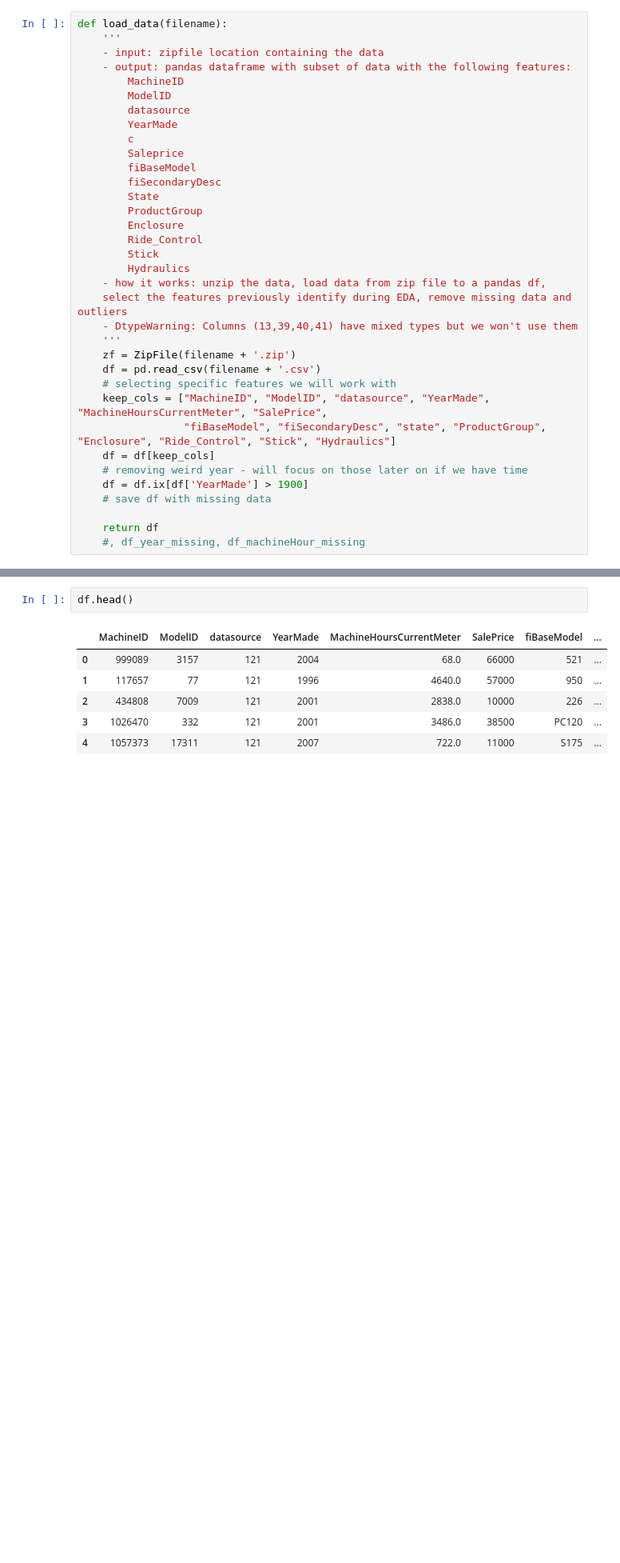
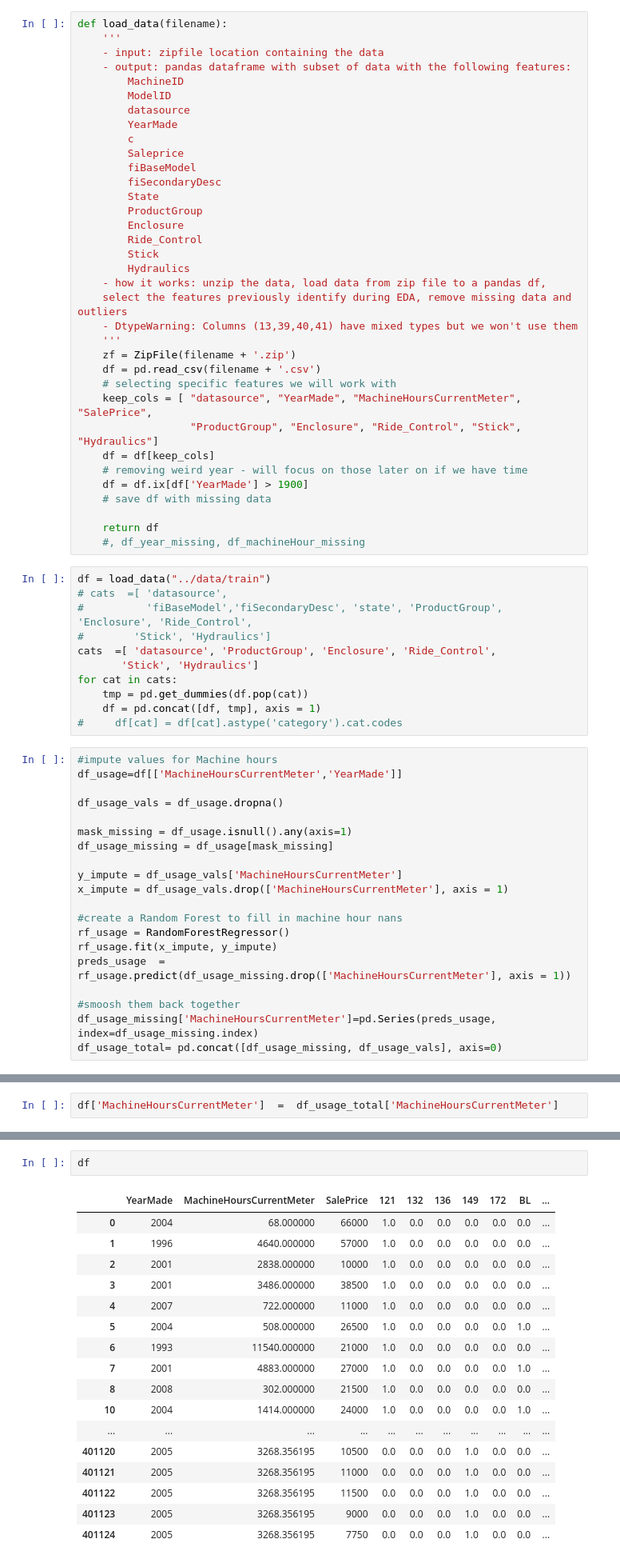
Before and after one commit to aflaisler/case_study_w4d5, a Jupyter notebook: src/EDA.ipynb, the cells around one changed output, grey strips where cells are left out. Shown: that part at 80% size. Saved outputs shown, nothing was run; the diff lists cells and outputs as text; blank space fills up the shorter version.

Commit message:
Update EDA notebook for modeling by the time of presentatoin

```diff
--- a/src/EDA.ipynb
+++ b/src/EDA.ipynb
@@ -109,8 +123,8 @@ def load_data(filename):
     zf = ZipFile(filename + '.zip')
     df = pd.read_csv(filename + '.csv')
     # selecting specific features we will work with
-    keep_cols = ["MachineID", "ModelID", "datasource", "YearMade", "MachineHoursCurrentMeter", "SalePrice",
-                 "fiBaseModel", "fiSecondaryDesc", "state", "ProductGroup", "Enclosure", "Ride_Control", "Stick", "Hydraulics"]
+    keep_cols = [ "datasource", "YearMade", "MachineHoursCurrentMeter", "SalePrice",
+                  "ProductGroup", "Enclosure", "Ride_Control", "Stick", "Hydraulics"]
     df = df[keep_cols]
     # removing weird year - will focus on those later on if we have time
     df = df.ix[df['YearMade'] > 1900]
@@ -118,3 +132,34 @@ def load_data(filename):
 
     return df
     #, df_year_missing, df_machineHour_missing
+# %%
+df = load_data("../data/train")
+# cats  =[ 'datasource',
+#          'fiBaseModel','fiSecondaryDesc', 'state', 'ProductGroup', 'Enclosure', 'Ride_Control',
+#        'Stick', 'Hydraulics']
+cats  =[ 'datasource', 'ProductGroup', 'Enclosure', 'Ride_Control',
+       'Stick', 'Hydraulics']
+for cat in cats:
+    tmp = pd.get_dummies(df.pop(cat))
+    df = pd.concat([df, tmp], axis = 1)
+#     df[cat] = df[cat].astype('category').cat.codes
+# %%
+#impute values for Machine hours
+df_usage=df[['MachineHoursCurrentMeter','YearMade']]
+
+df_usage_vals = df_usage.dropna()
+
+mask_missing = df_usage.isnull().any(axis=1)
+df_usage_missing = df_usage[mask_missing]
+
+y_impute = df_usage_vals['MachineHoursCurrentMeter']
+x_impute = df_usage_vals.drop(['MachineHoursCurrentMeter'], axis = 1)
+
+#create a Random Forest to fill in machine hour nans
+rf_usage = RandomForestRegressor()
+rf_usage.fit(x_impute, y_impute)
+preds_usage  = rf_usage.predict(df_usage_missing.drop(['MachineHoursCurrentMeter'], axis = 1))
+
+#smoosh them back together
+df_usage_missing['MachineHoursCurrentMeter']=pd.Series(preds_usage, index=df_usage_missing.index)
+df_usage_total= pd.concat([df_usage_missing, df_usage_vals], axis=0)
@@ -120,0 +171,2 @@ def load_data(filename):
+# %%
+df['MachineHoursCurrentMeter']  =  df_usage_total['MachineHoursCurrentMeter']
@@ -121,9 +194,20 @@ def load_data(filename):
 # %%
-df.head()
+df
 # %% [output]
-|  | MachineID | ModelID | datasource | YearMade | MachineHoursCurrentMeter | SalePrice | fiBaseModel | ... |
-| 0 | 999089 | 3157 | 121 | 2004 | 68.0 | 66000 | 521 | ... |
-| 1 | 117657 | 77 | 121 | 1996 | 4640.0 | 57000 | 950 | ... |
-| 2 | 434808 | 7009 | 121 | 2001 | 2838.0 | 10000 | 226 | ... |
-| 3 | 1026470 | 332 | 121 | 2001 | 3486.0 | 38500 | PC120 | ... |
-| 4 | 1057373 | 17311 | 121 | 2007 | 722.0 | 11000 | S175 | ... |
+|  | YearMade | MachineHoursCurrentMeter | SalePrice | 121 | 132 | 136 | 149 | 172 | BL | ... |
+| 0 | 2004 | 68.000000 | 66000 | 1.0 | 0.0 | 0.0 | 0.0 | 0.0 | 0.0 | ... |
+| 1 | 1996 | 4640.000000 | 57000 | 1.0 | 0.0 | 0.0 | 0.0 | 0.0 | 0.0 | ... |
+| 2 | 2001 | 2838.000000 | 10000 | 1.0 | 0.0 | 0.0 | 0.0 | 0.0 | 0.0 | ... |
+| 3 | 2001 | 3486.000000 | 38500 | 1.0 | 0.0 | 0.0 | 0.0 | 0.0 | 0.0 | ... |
+| 4 | 2007 | 722.000000 | 11000 | 1.0 | 0.0 | 0.0 | 0.0 | 0.0 | 0.0 | ... |
+| 5 | 2004 | 508.000000 | 26500 | 1.0 | 0.0 | 0.0 | 0.0 | 0.0 | 1.0 | ... |
+| 6 | 1993 | 11540.000000 | 21000 | 1.0 | 0.0 | 0.0 | 0.0 | 0.0 | 0.0 | ... |
+| 7 | 2001 | 4883.000000 | 27000 | 1.0 | 0.0 | 0.0 | 0.0 | 0.0 | 1.0 | ... |
+| 8 | 2008 | 302.000000 | 21500 | 1.0 | 0.0 | 0.0 | 0.0 | 0.0 | 0.0 | ... |
+| 10 | 2004 | 1414.000000 | 24000 | 1.0 | 0.0 | 0.0 | 0.0 | 0.0 | 1.0 | ... |
+| ... | ... | ... | ... | ... | ... | ... | ... | ... | ... | ... |
+| 401120 | 2005 | 3268.356195 | 10500 | 0.0 | 0.0 | 0.0 | 1.0 | 0.0 | 0.0 | ... |
+| 401121 | 2005 | 3268.356195 | 11000 | 0.0 | 0.0 | 0.0 | 1.0 | 0.0 | 0.0 | ... |
+| 401122 | 2005 | 3268.356195 | 11500 | 0.0 | 0.0 | 0.0 | 1.0 | 0.0 | 0.0 | ... |
+| 401123 | 2005 | 3268.356195 | 9000 | 0.0 | 0.0 | 0.0 | 1.0 | 0.0 | 0.0 | ... |
+| 401124 | 2005 | 3268.356195 | 7750 | 0.0 | 0.0 | 0.0 | 1.0 | 0.0 | 0.0 | ... |
```
Also changed, not shown: parts of 20 cells of this notebook.
